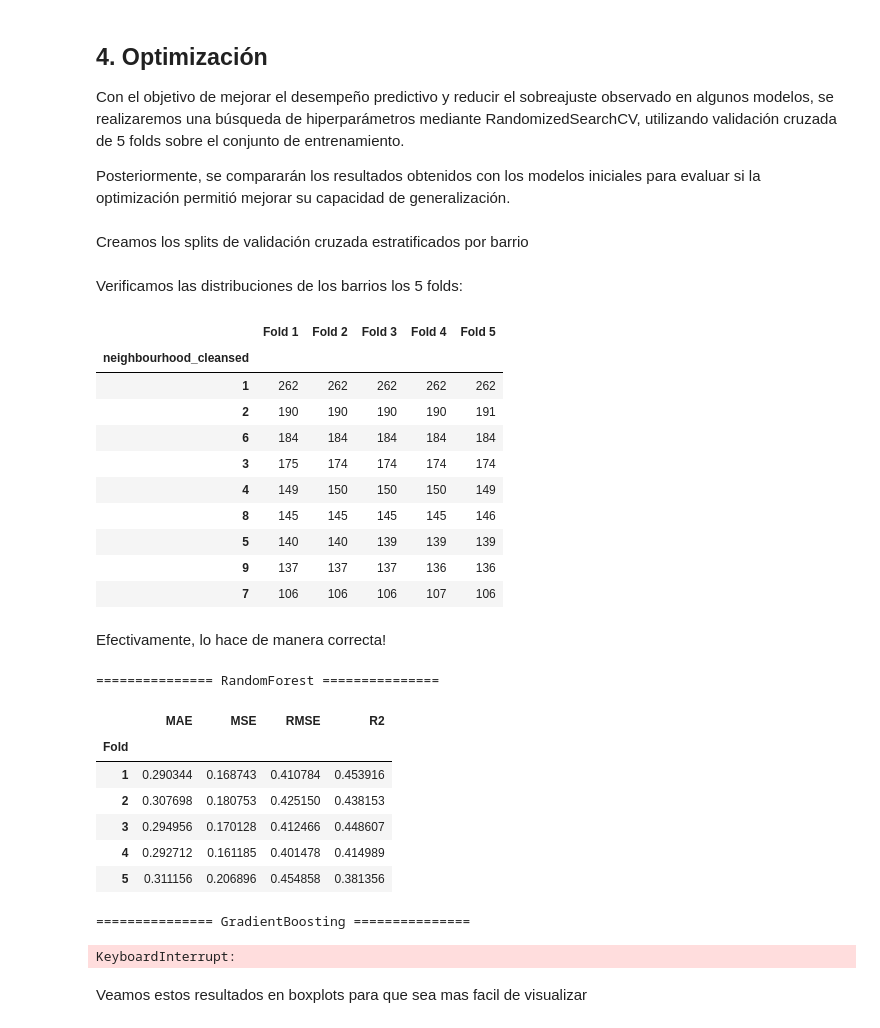
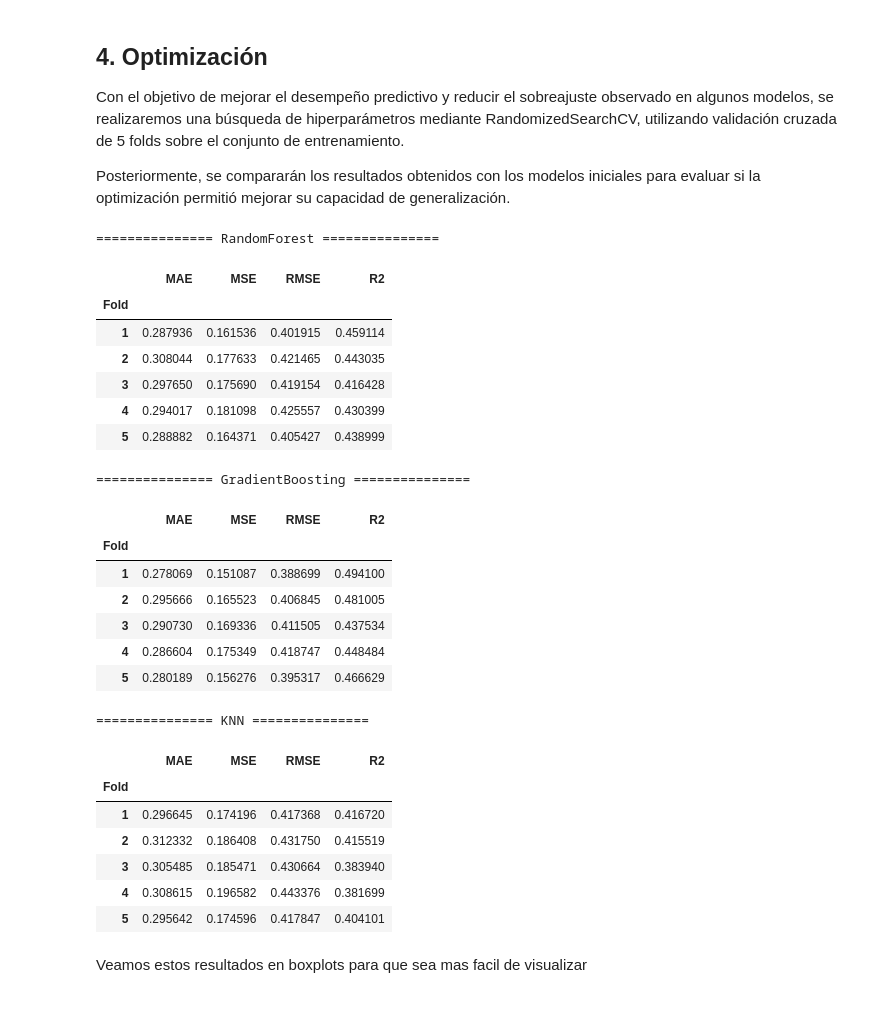
Before and after one commit to santidrelew/tp-mpg, a Jupyter notebook: notebooks/04_Ml_y_Validacion.ipynb, the cells around one changed output. Saved outputs shown, nothing was run; the diff lists cells and outputs as text; code cells hidden in the pictures.

```diff
--- a/notebooks/04_Ml_y_Validacion.ipynb
+++ b/notebooks/04_Ml_y_Validacion.ipynb
@@ -110,5 +109,4 @@ binary_features = [
 
 all_features = numeric_features + categorical_features + binary_features
 
-# Chequeamos que no hayan variables que no estén en ninguna de las listas
-set(X.columns) - set(all_features)
+X = X[all_features]
@@ -127,16 +117,20 @@ TEST_SIZE = 0.2
 RANDOM_STATE = 42
 
 X_train, X_test, y_train, y_test = train_test_split(
-    X, y,
-    test_size=TEST_SIZE,
-    random_state=RANDOM_STATE,
-    stratify=X["neighbourhood_cleansed"]
+    X, y, test_size=TEST_SIZE, random_state=RANDOM_STATE
 )
 
 print(f"Total de registros en la base: {df.shape[0]}")
 print(f"Registros para ENTRENAR los modelos (X_train): {X_train.shape[0]}")
 print(f"Registros para TESTEAR los modelos (X_test): {X_test.shape[0]}")
 print(f"Cantidad de variables predictoras: {X_train.shape[1]}")
+
+
+# print("\n============== MUESTRA ==============")
+# print(f"Total de registros en la base: {df_muestra.shape[0]}")
+# print(f"Registros para ENTRENAR los modelos (X_train): {X_train_muestra.shape[0]}")
+# print(f"Registros para TESTEAR los modelos (X_test): {X_test_muestra.shape[0]}")
+# print(f"Cantidad de variables predictoras: {X_train_muestra.shape[1]}")
 # %% [output]
 Total de registros en la base: 9297
 Registros para ENTRENAR los modelos (X_train): 7437
@@ -416,7 +389,7 @@ models_and_params = {
     },
 }
 # %%
-def random_search_cv(X, y, modelo, parametros, n_iter, scoring, preprocessor=None, cv=None):
+def random_search_cv(X, y, modelo, parametros, n_iter, scoring, preprocessor=None):
 
     # Construimos el pipeline
     steps = []
@@ -481,5 +454,3 @@ def random_search_cv(X, y, modelo, parametros, n_iter, scoring, preprocessor=Non
         "metricas": df_metricas,
         "best_estimator": search.best_estimator_
     }
-# %% [markdown]
-Creamos los splits de validación cruzada estratificados por barrio
@@ -497,54 +457,44 @@ cv_splits = list(
-# %% [markdown]
-Verificamos las distribuciones de los barrios los 5 folds:
-# %%
-distribucion_folds = pd.DataFrame({
-    f"Fold {i}": X_train.iloc[val_idx]["neighbourhood_cleansed"].value_counts()
-    for i, (_, val_idx) in enumerate(cv_splits, start=1)
-})
-
-display(distribucion_folds.fillna(0).astype(int))
-# %% [output]
-|  | Fold 1 | Fold 2 | Fold 3 | Fold 4 | Fold 5 |
-| neighbourhood_cleansed |  |  |  |  |  |
-| 1 | 262 | 262 | 262 | 262 | 262 |
-| 2 | 190 | 190 | 190 | 190 | 191 |
-| 6 | 184 | 184 | 184 | 184 | 184 |
-| 3 | 175 | 174 | 174 | 174 | 174 |
-| 4 | 149 | 150 | 150 | 150 | 149 |
-| 8 | 145 | 145 | 145 | 145 | 146 |
-| 5 | 140 | 140 | 139 | 139 | 139 |
-| 9 | 137 | 137 | 137 | 136 | 136 |
-| 7 | 106 | 106 | 106 | 107 | 106 |
-# %% [markdown]
-Efectivamente, lo hace de manera correcta!
 # %%
 resultados = {}
 
 for nombre, config in models_and_params.items():
 
     print(f"{'='*15} {nombre} {'='*15}")
 
     resultados[nombre] = random_search_cv(
         X=X_train,
         y=y_train,
         modelo=config["model"],
         parametros=config["params"],
         n_iter=50,
         scoring="MSE",
-        preprocessor=config["preprocessor"],
-        cv=cv_splits
+        preprocessor=config["preprocessor"]
     )
 # %% [output]
 =============== RandomForest ===============
 |  | MAE | MSE | RMSE | R2 |
 | Fold |  |  |  |  |
-| 1 | 0.290344 | 0.168743 | 0.410784 | 0.453916 |
-| 2 | 0.307698 | 0.180753 | 0.425150 | 0.438153 |
-| 3 | 0.294956 | 0.170128 | 0.412466 | 0.448607 |
-| 4 | 0.292712 | 0.161185 | 0.401478 | 0.414989 |
-| 5 | 0.311156 | 0.206896 | 0.454858 | 0.381356 |
+| 1 | 0.287936 | 0.161536 | 0.401915 | 0.459114 |
+| 2 | 0.308044 | 0.177633 | 0.421465 | 0.443035 |
+| 3 | 0.297650 | 0.175690 | 0.419154 | 0.416428 |
+| 4 | 0.294017 | 0.181098 | 0.425557 | 0.430399 |
+| 5 | 0.288882 | 0.164371 | 0.405427 | 0.438999 |
 =============== GradientBoosting ===============
+|  | MAE | MSE | RMSE | R2 |
+| Fold |  |  |  |  |
+| 1 | 0.278069 | 0.151087 | 0.388699 | 0.494100 |
+| 2 | 0.295666 | 0.165523 | 0.406845 | 0.481005 |
+| 3 | 0.290730 | 0.169336 | 0.411505 | 0.437534 |
+| 4 | 0.286604 | 0.175349 | 0.418747 | 0.448484 |
+| 5 | 0.280189 | 0.156276 | 0.395317 | 0.466629 |
-KeyboardInterrupt:
+=============== KNN ===============
+|  | MAE | MSE | RMSE | R2 |
+| Fold |  |  |  |  |
+| 1 | 0.296645 | 0.174196 | 0.417368 | 0.416720 |
+| 2 | 0.312332 | 0.186408 | 0.431750 | 0.415519 |
+| 3 | 0.305485 | 0.185471 | 0.430664 | 0.383940 |
+| 4 | 0.308615 | 0.196582 | 0.443376 | 0.381699 |
+| 5 | 0.295642 | 0.174596 | 0.417847 | 0.404101 |
 # %% [markdown]
  Veamos estos resultados en boxplots para que sea mas facil de visualizar
 # %%
```
Also changed, not shown: parts of 14 cells of this notebook.
